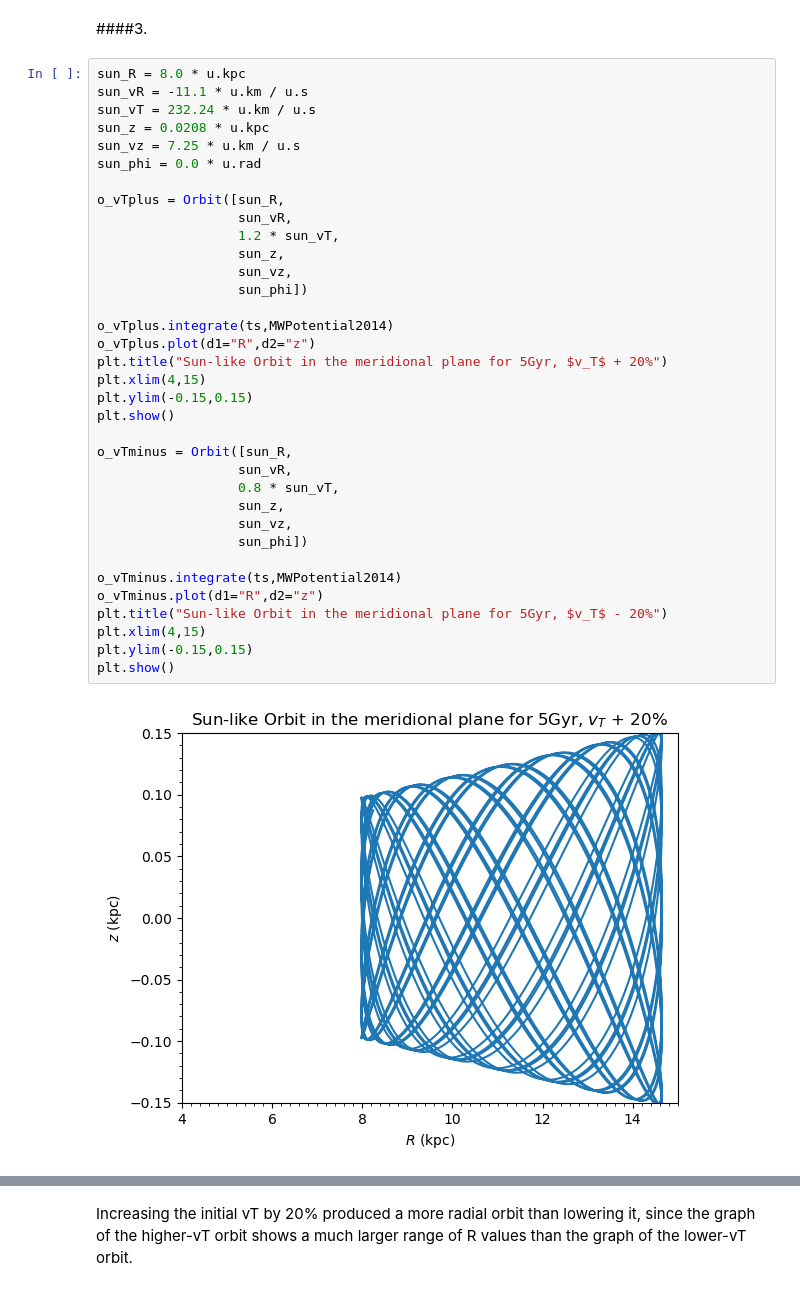
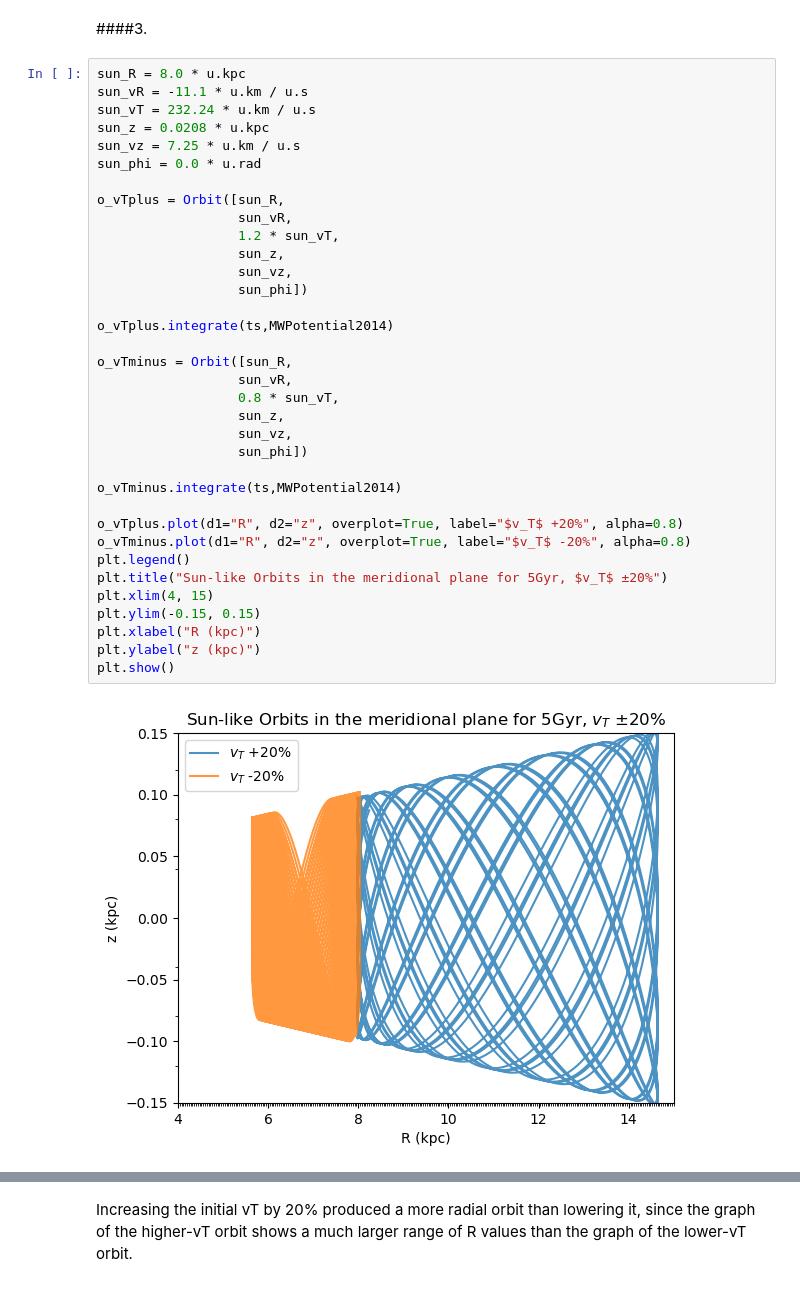
Before and after one commit to mylana-vn/onboarding-exercises, a Jupyter notebook: onboarding_exercises.ipynb, the cells around one changed output, grey strips where cells are left out. Saved outputs shown, nothing was run; the diff lists cells and outputs as text.

```diff
--- a/onboarding_exercises.ipynb
+++ b/onboarding_exercises.ipynb
@@ -286,37 +286,37 @@ The errors for the dop853_c method appear to trend upward over time.
 # %%
 sun_R = 8.0 * u.kpc
 sun_vR = -11.1 * u.km / u.s
 sun_vT = 232.24 * u.km / u.s
 sun_z = 0.0208 * u.kpc
 sun_vz = 7.25 * u.km / u.s
 sun_phi = 0.0 * u.rad
 
 o_vTplus = Orbit([sun_R,
                   sun_vR,
                   1.2 * sun_vT,
                   sun_z,
                   sun_vz,
                   sun_phi])
 
 o_vTplus.integrate(ts,MWPotential2014)
-o_vTplus.plot(d1="R",d2="z")
-plt.title("Sun-like Orbit in the meridional plane for 5Gyr, $v_T$ + 20%")
-plt.xlim(4,15)
-plt.ylim(-0.15,0.15)
-plt.show()
 
 o_vTminus = Orbit([sun_R,
                   sun_vR,
                   0.8 * sun_vT,
                   sun_z,
                   sun_vz,
                   sun_phi])
 
 o_vTminus.integrate(ts,MWPotential2014)
-o_vTminus.plot(d1="R",d2="z")
-plt.title("Sun-like Orbit in the meridional plane for 5Gyr, $v_T$ - 20%")
-plt.xlim(4,15)
-plt.ylim(-0.15,0.15)
+
+o_vTplus.plot(d1="R", d2="z", overplot=True, label="$v_T$ +20%", alpha=0.8)
+o_vTminus.plot(d1="R", d2="z", overplot=True, label="$v_T$ -20%", alpha=0.8)
+plt.legend()
+plt.title("Sun-like Orbits in the meridional plane for 5Gyr, $v_T$ ±20%")
+plt.xlim(4, 15)
+plt.ylim(-0.15, 0.15)
+plt.xlabel("R (kpc)")
+plt.ylabel("z (kpc)")
 plt.show()
 # %% [output]
-[figure, old version]
+[figure, new version]
```
Also changed, not shown: parts of 25 cells of this notebook.
